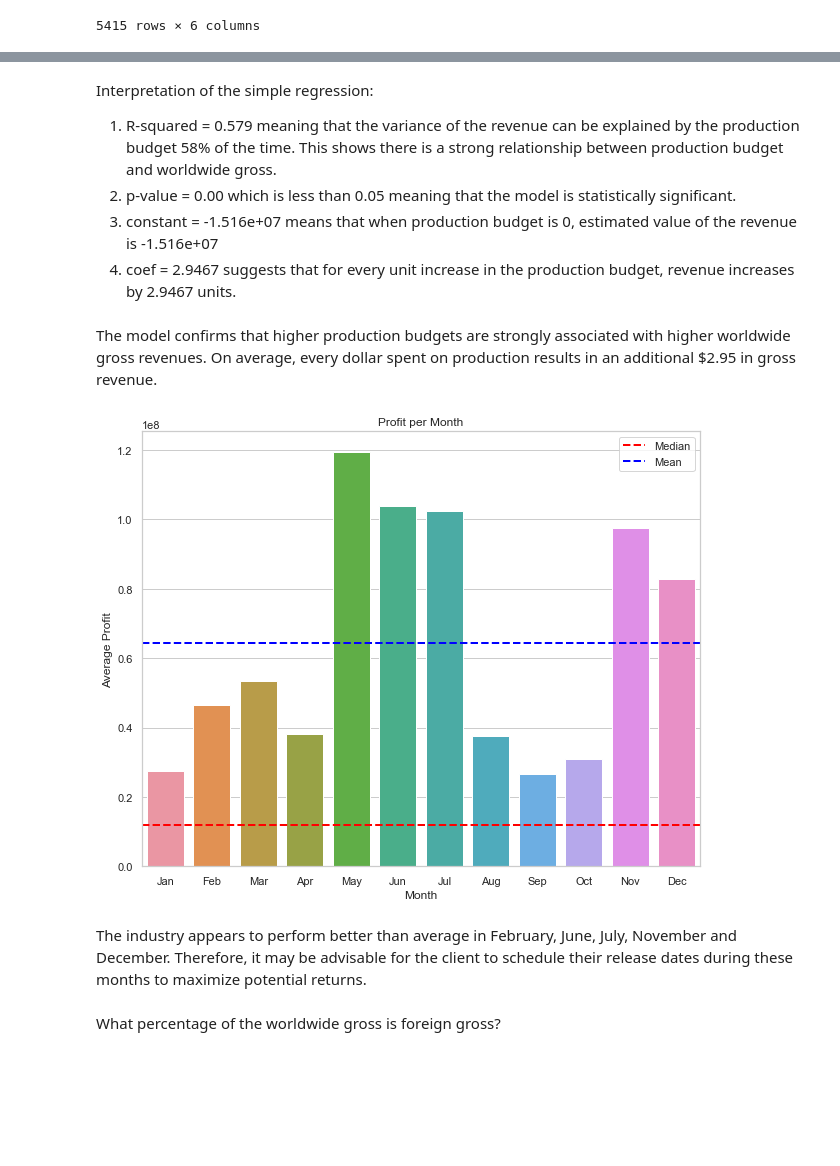
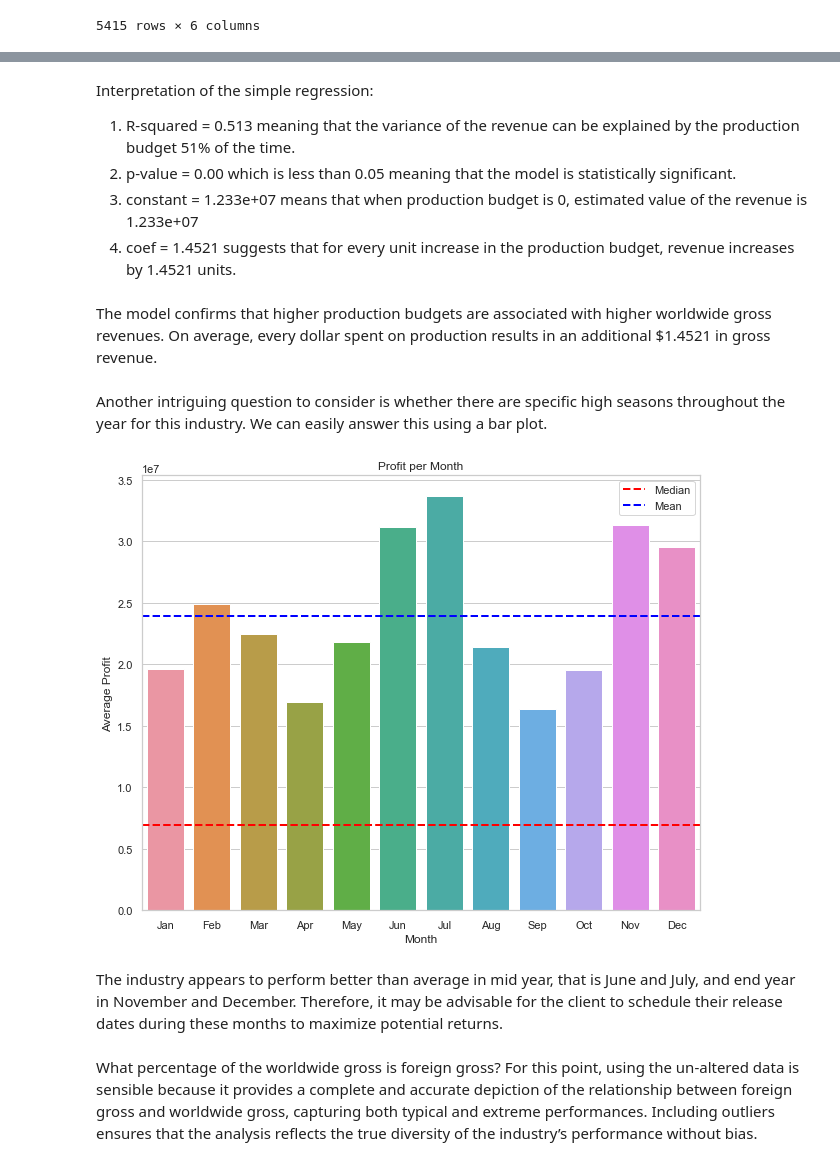
Before and after one commit to Kurgat-Bee/Phase2project, a Jupyter notebook: tnbugets.ipynb, the cells around one changed output, grey strips where cells are left out. Saved outputs shown, nothing was run; the diff lists cells and outputs as text; code cells hidden in the pictures; blank space fills up the shorter version.

```diff
--- a/tnbugets.ipynb
+++ b/tnbugets.ipynb
@@ -224,0 +191,5 @@ df
+# %%
+#dropping outliers because they represent one off situations where a movie did really well or very poorly
+
+df_clean = df[(df['profit'] >= lower_bound) & (df['profit'] <= upper_bound)]
+df_clean
@@ -224,0 +224,4 @@ df
+# %%
+#using median to check for central tendency rather than mean due to the skew;
+median_value = np.median(df_clean['profit'])
+median_value
@@ -325,39 +332,42 @@ Notes:
 strong multicollinearity or other numerical problems.
 # %% [markdown]
 Interpretation of the simple regression:
-1. R-squared = 0.579 meaning that the variance of the revenue can be explained by the production budget 58% of the time. This shows there is a strong relationship between production budget and worldwide gross.
+1. R-squared = 0.513 meaning that the variance of the revenue can be explained by the production budget 51% of the time.
 2. p-value =  0.00 which is less than 0.05 meaning that the model is statistically significant.
-3. constant = -1.516e+07 means that when production budget is 0, estimated value of the revenue is -1.516e+07
-4. coef = 2.9467 suggests that for every unit increase in the production budget, revenue increases by 2.9467 units.
+3. constant = 1.233e+07 means that when production budget is 0, estimated value of the revenue is 1.233e+07
+4. coef = 1.4521 suggests that for every unit increase in the production budget, revenue increases by 1.4521 units.
 # %% [markdown]
-The model confirms that higher production budgets are strongly associated with higher worldwide gross revenues. On average, every dollar spent on production results in an additional $2.95 in gross revenue.
+The model confirms that higher production budgets are associated with higher worldwide gross revenues. On average, every dollar spent on production results in an additional $1.4521 in gross revenue.
+# %% [markdown]
+Another intriguing question to consider is whether there are specific high seasons throughout the year for this industry. We can easily answer this using a bar plot.
 # %%
-profit_per_month = df.groupby('month')['profit'].mean().reset_index()
+#grouping profit into months
+profit_per_month = df_clean.groupby('month')['profit'].mean().reset_index()
 
 plt.figure(figsize=(10, 8))
 
 # Bar plot
 sns.barplot(x=profit_per_month['month'], y=profit_per_month['profit'])
 
 # Labels and Title
 plt.xlabel("Month")
 plt.ylabel("Average Profit")
 plt.title("Profit per Month")
 plt.xticks(ticks=range(0, 12), labels=['Jan', 'Feb', 'Mar', 'Apr', 'May', 'Jun', 'Jul', 'Aug', 'Sep', 'Oct', 'Nov', 'Dec'])
 
 #adding the line of central tendency
-mean_value = np.mean(df['profit'])
+mean_value = np.mean(df_clean['profit'])
 plt.axhline(median_value, color='red', linestyle='dashed', linewidth=2, label = 'Median')
 plt.axhline(mean_value, color='blue', linestyle='dashed', linewidth=2, label = 'Mean')
 plt.legend()
 
 # Show the plot
 plt.show()
 # %% [output]
-[figure, old version]
+[figure, new version]
 # %% [markdown]
 
-The industry appears to perform better than average in February, June, July, November and December. Therefore, it may be advisable for the client to schedule their release dates during these months to maximize potential returns.
+The industry appears to perform better than average in mid year, that is June and July, and end year in November and December. Therefore, it may be advisable for the client to schedule their release dates during these months to maximize potential returns.
-# %% [markdown]
-What percentage of the worldwide gross is foreign gross?
+# %% [markdown]
+What percentage of the worldwide gross is foreign gross? For this point, using the un-altered data is sensible because it provides a complete and accurate depiction of the relationship between foreign gross and worldwide gross, capturing both typical and extreme performances. Including outliers ensures that the analysis reflects the true diversity of the industry’s performance without bias.
 # %%
```
Also changed, not shown: parts of 39 cells of this notebook.
